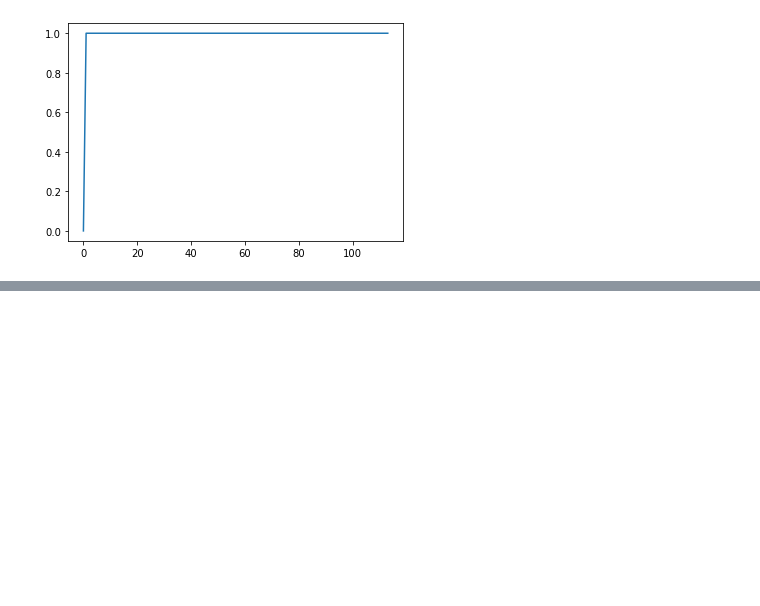
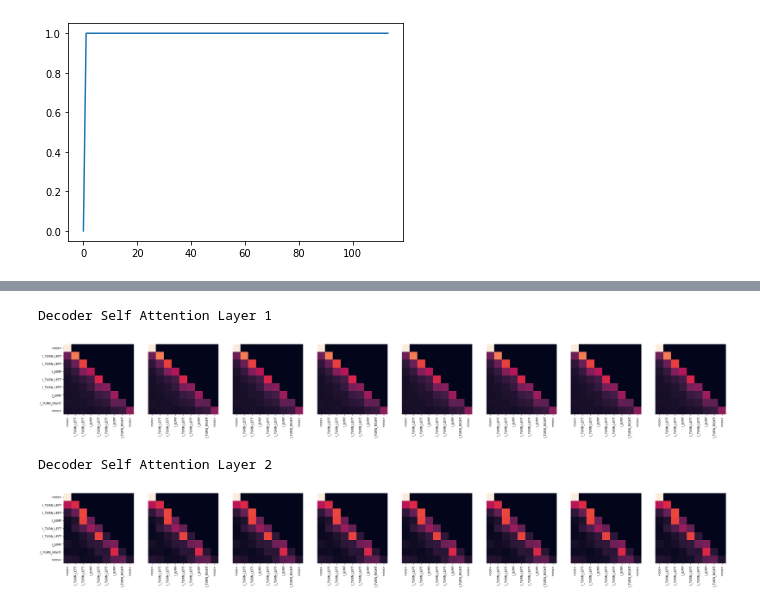
Before and after one commit to ayushchakravarthy/language_compositionality, a Jupyter notebook: Plot.ipynb, the cells around one changed output, grey strips where cells are left out. Drawn from its saved outputs; the diff is of its cells as text; code cells hidden in the pictures; blank space fills up the shorter version.

```diff
--- a/Plot.ipynb
+++ b/Plot.ipynb
@@ -218,0 +273,41 @@ for layer in range(1, 6, 2):
+# %%
+from models.models import LanguageParser
+model = LanguageParser(
+    src_vocab_size=17,
+    trg_vocab_size=10,
+    d_model=256,
+    nhead=8,
+    num_decoder_layers=2,
+    dim_feedforward=2048,
+    dropout=0.1,
+    pad_idx=1,
+    device=torch.device('cpu')
+)
+device = torch.device('cpu')
+model = torch.load('./weights/language_parser/scan/defaults_addjump.pt', map_location=device)
+model.device = 'cpu'
+model = model.to(device)
+# %%
+preds = []
+attn_wts = []
+model.eval()
+with torch.no_grad():
+    for batch in test_data:
+        trg_input = batch.trg[:-1, :]
+        out, attn_wt = model(batch.src, trg_input)
+        pred = torch.argmax(out, axis=2)
+        preds.append(pred.transpose(0, 1)[2])
+        attn_wts.append(attn_wt)
+# %%
+for layer in range(0, 2, 1):
+    fig, axs = plt.subplots(1, 8, figsize=(40, 40))
+    print(f"Decoder Self Attention Layer {layer + 1}")
+    for h in range(8):
+        draw(attn_wts[-1].get('Decoder')[layer].get('Sublayer1')[2][:len(tt), :len(tt)],
+             tt, tt if h == 0 else [], ax=axs[h])
+    plt.show()
+# %% [output]
+Decoder Self Attention Layer 1
+[figure, added]
+Decoder Self Attention Layer 2
+[figure, added]
```
Also changed, not shown: parts of 9 cells of this notebook, 21 other files.
